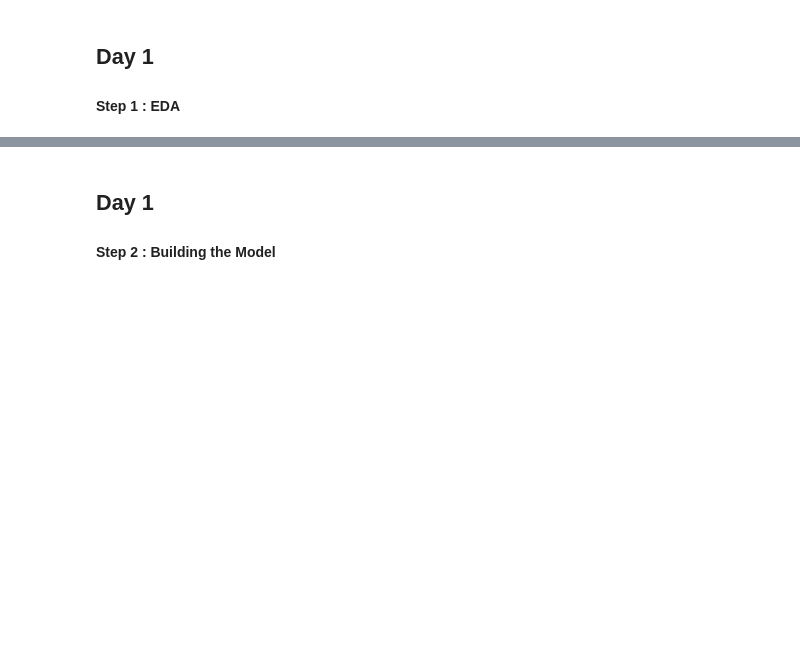
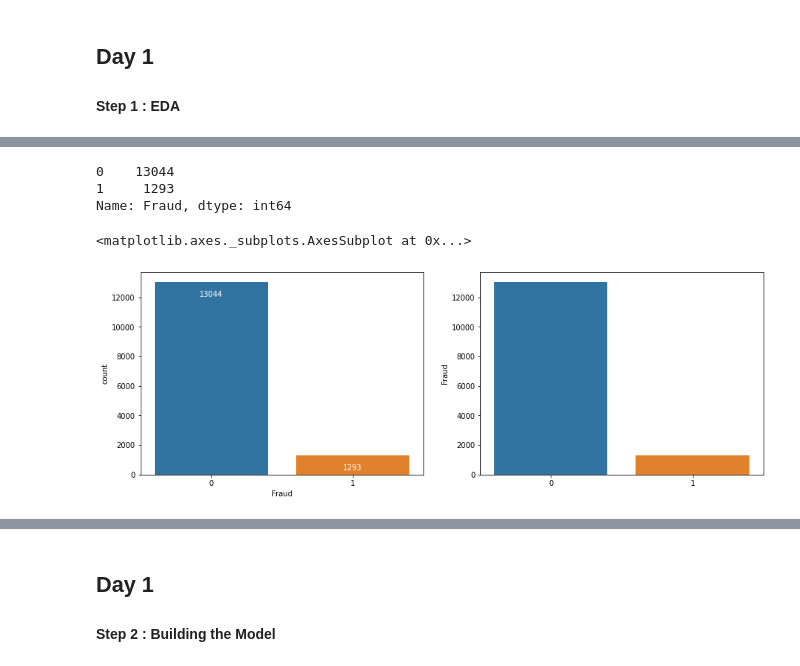
Before and after one commit to ericlewisX/fraud_detection, a Jupyter notebook: Fraud_Detection.ipynb, the cells around one changed output, grey strips where cells are left out. Cells and saved outputs as stored; diff of their text form; code cells hidden in the pictures; blank space fills up the shorter version.

```diff
--- a/Fraud_Detection.ipynb
+++ b/Fraud_Detection.ipynb
@@ -121,0 +133,5 @@ fraud_data_original = pd.read_json(fraud)
+# %%
+fraud_data_original = pd.read_json("fraud_dataset/data.json").set_index("object_id")
+# fraud_data_original2 = pd.read_json("data.json", lines=True, orient='columns')
+
+type(fraud_data_original)
@@ -121,0 +202,4 @@ fraud_data_original = pd.read_json(fraud)
+# %%
+import json
+with open('fraud_dataset/data.json') as f:
+  test = json.load(f)
@@ -121,0 +230,4 @@ fraud_data_original = pd.read_json(fraud)
+# %%
+fraud_data_original['Fraud'] = fraud_data_original.apply(lambda x: 1 if ('fraud' in x['acct_type'])
+                              else 0, axis = 1)
+fraud_data_original['Classified'] = 'Not Classified'
@@ -121,0 +241,23 @@ fraud_data_original = pd.read_json(fraud)
+# %%
+fraud_data_original['Fraud'].value_counts()
+# %% [output]
+0    13044
+1     1293
+Name: Fraud, dtype: int64
+# %%
+fig, axs = plt.subplots(ncols = 2, figsize = [15, 5])
+mop = sns.countplot(x = 'Fraud', data = fraud_data_original, ax = axs[0])
+for label in mop.patches:
+  mop.annotate(f'\n{label.get_height()}',
+              (label.get_x() + 0.4, label.get_height()),
+              ha ='center',
+              va ='top',
+              color = 'white',
+              size = 10)
+
+sns.barplot(x = fraud_data_original['Fraud'].value_counts().index,
+            y = fraud_data_original['Fraud'].value_counts(),
+            ax = axs[1])
+# %% [output]
+<matplotlib.axes._subplots.AxesSubplot at 0x...>
+[figure, added]
```
Also changed, not shown: parts of 22 cells of this notebook.
